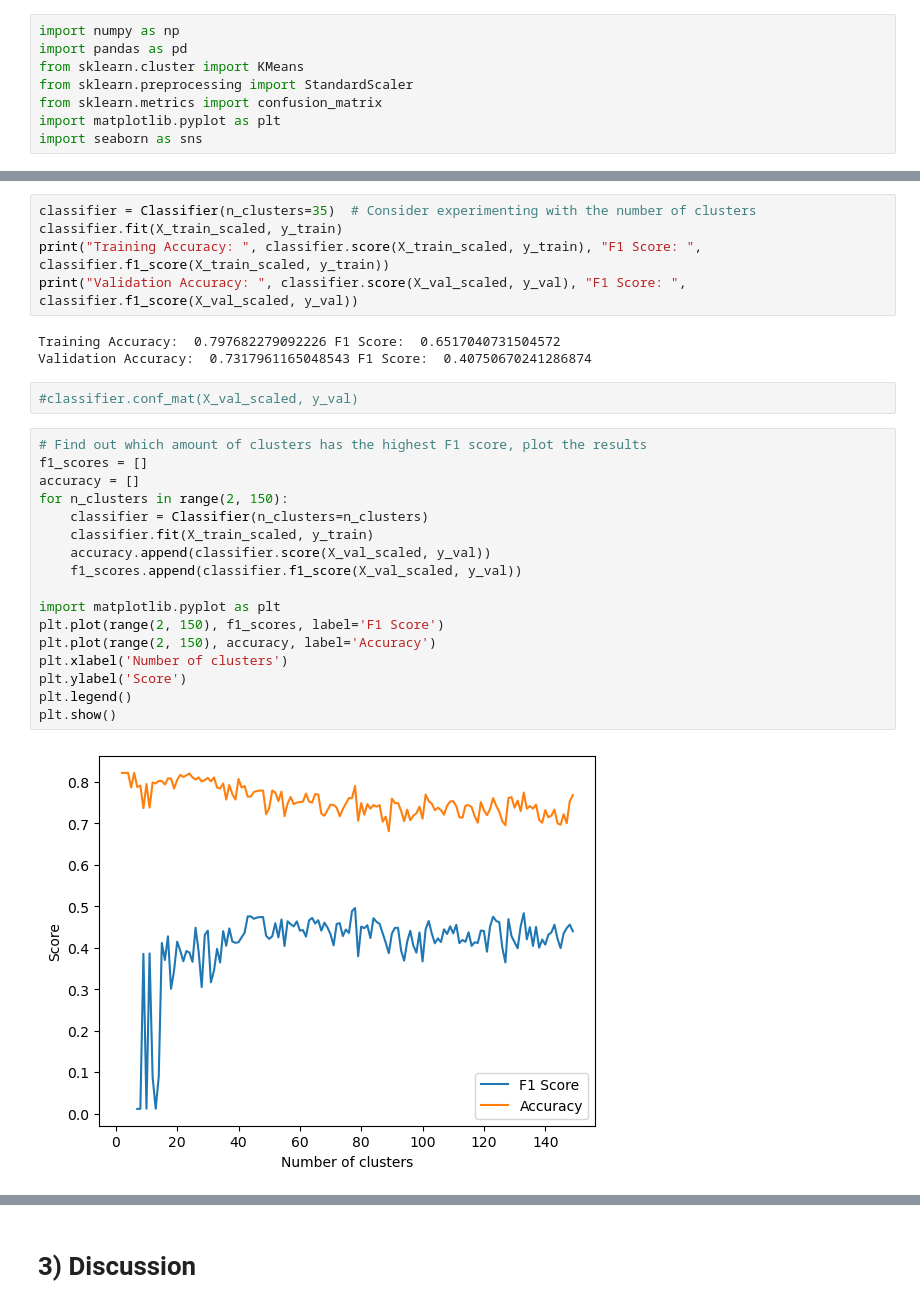
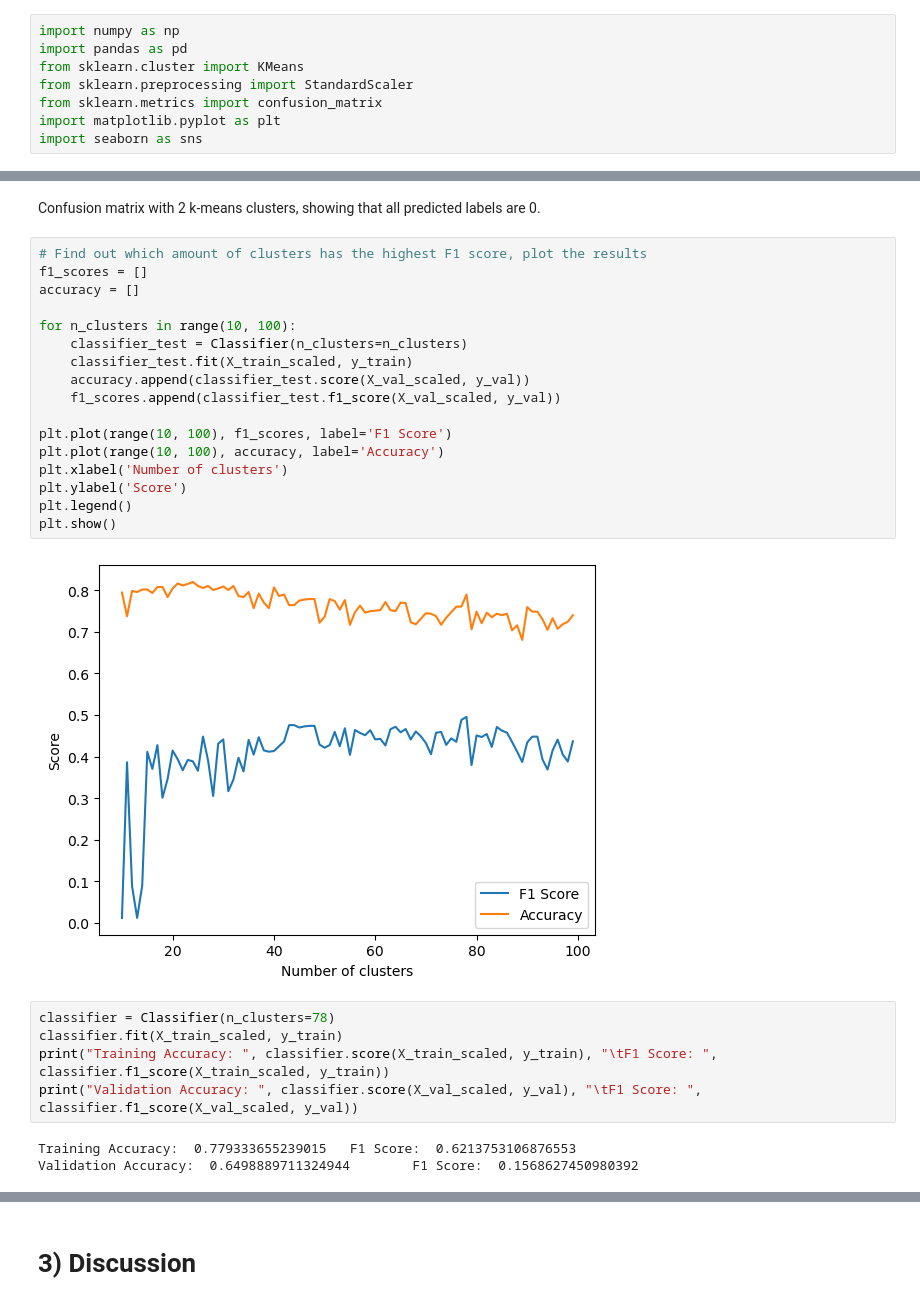
Before and after one commit to ninjasnigel/AI-Design, a Jupyter notebook: ass3/testing.ipynb, the cells around one changed output, grey strips where cells are left out. Cells and saved outputs as stored; diff of their text form.

```diff
--- a/ass3/testing.ipynb
+++ b/ass3/testing.ipynb
@@ -121,31 +148,31 @@ class Classifier:
+# %% [markdown]
+Confusion matrix with 2 k-means clusters, showing that all predicted labels are 0.
+# %%
+# Find out which amount of clusters has the highest F1 score, plot the results
+f1_scores = []
+accuracy = []
+
+for n_clusters in range(10, 100):
+    classifier_test = Classifier(n_clusters=n_clusters)
+    classifier_test.fit(X_train_scaled, y_train)
+    accuracy.append(classifier_test.score(X_val_scaled, y_val))
+    f1_scores.append(classifier_test.f1_score(X_val_scaled, y_val))
+
+plt.plot(range(10, 100), f1_scores, label='F1 Score')
+plt.plot(range(10, 100), accuracy, label='Accuracy')
+plt.xlabel('Number of clusters')
+plt.ylabel('Score')
+plt.legend()
+plt.show()
+# %% [output]
+[figure, added]
 # %%
-classifier = Classifier(n_clusters=35)  # Consider experimenting with the number of clusters
+classifier = Classifier(n_clusters=78)
 classifier.fit(X_train_scaled, y_train)
-print("Training Accuracy: ", classifier.score(X_train_scaled, y_train), "F1 Score: ", classifier.f1_score(X_train_scaled, y_train))
-print("Validation Accuracy: ", classifier.score(X_val_scaled, y_val), "F1 Score: ", classifier.f1_score(X_val_scaled, y_val))
+print("Training Accuracy: ", classifier.score(X_train_scaled, y_train), "\tF1 Score: ", classifier.f1_score(X_train_scaled, y_train))
+print("Validation Accuracy: ", classifier.score(X_val_scaled, y_val), "\tF1 Score: ", classifier.f1_score(X_val_scaled, y_val))
 # %% [output]
-Training Accuracy:  0.797682279092226 F1 Score:  0.6517040731504572
-Validation Accuracy:  0.7317961165048543 F1 Score:  0.40750670241286874
+Training Accuracy:  0.779333655239015   F1 Score:  0.6213753106876553
+Validation Accuracy:  0.6498889711324944        F1 Score:  0.1568627450980392
-# %%
-#classifier.conf_mat(X_val_scaled, y_val)
-# %%
-# Find out which amount of clusters has the highest F1 score, plot the results
-f1_scores = []
-accuracy = []
-for n_clusters in range(2, 150):
-    classifier = Classifier(n_clusters=n_clusters)
-    classifier.fit(X_train_scaled, y_train)
-    accuracy.append(classifier.score(X_val_scaled, y_val))
-    f1_scores.append(classifier.f1_score(X_val_scaled, y_val))
-
-import matplotlib.pyplot as plt
-plt.plot(range(2, 150), f1_scores, label='F1 Score')
-plt.plot(range(2, 150), accuracy, label='Accuracy')
-plt.xlabel('Number of clusters')
-plt.ylabel('Score')
-plt.legend()
-plt.show()
-# %% [output]
-[figure, removed]
 # %%
 # Score for the other cities
```
Also changed, not shown: parts of 9 cells of this notebook.
